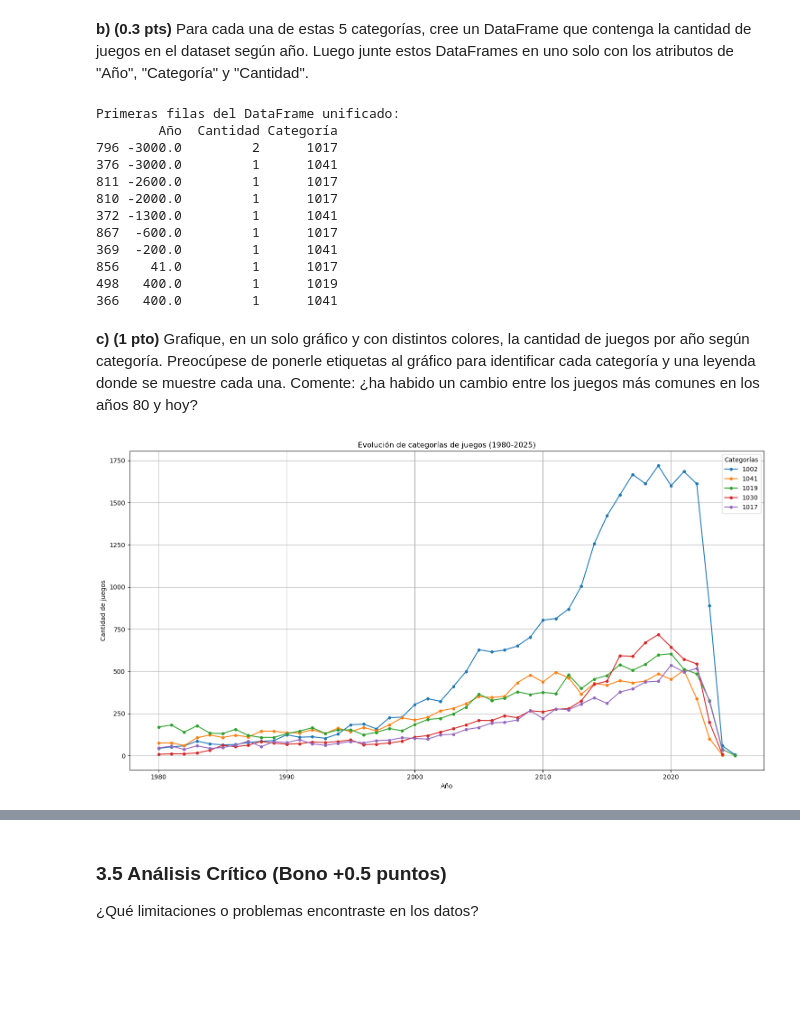
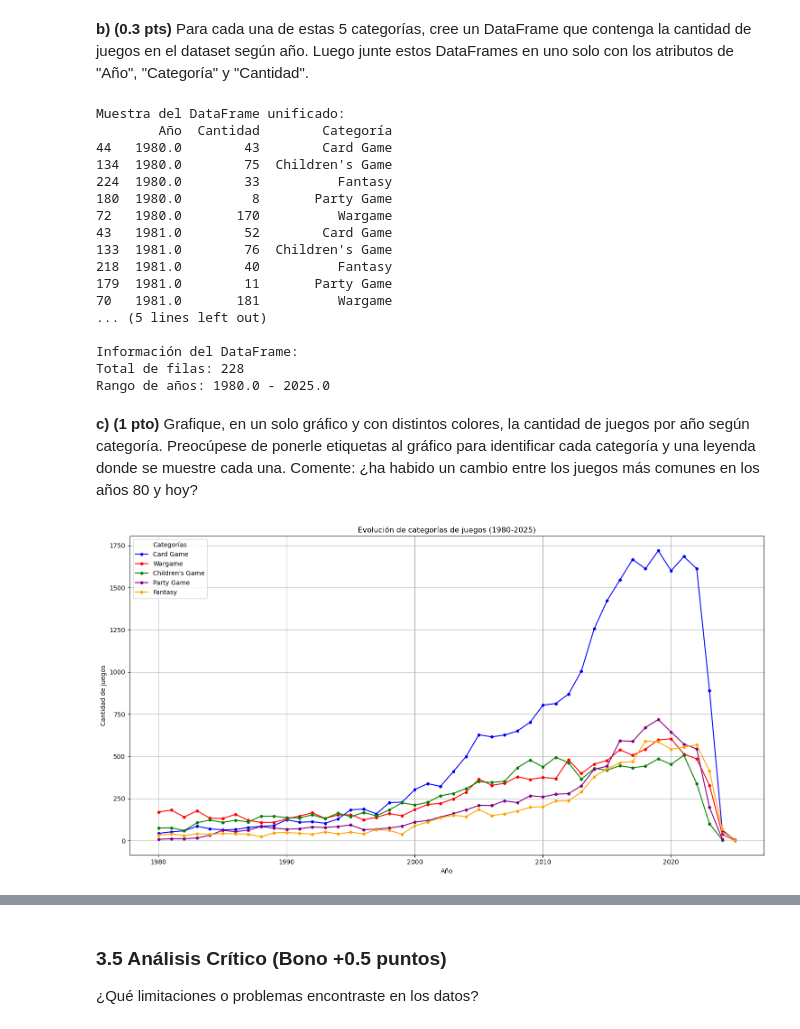
Before and after one commit to jvargsal-code/IMT2200-JESUS-VARGAS, a Jupyter notebook: Tarea 01/IMT2200-25s2 - Tarea 01.ipynb, the cells around one changed output, grey strips where cells are left out. Saved outputs shown, nothing was run; the diff lists cells and outputs as text; code cells hidden in the pictures; blank space fills up the shorter version.

```diff
--- a/Tarea 01/IMT2200-25s2 - Tarea 01.ipynb
+++ b/Tarea 01/IMT2200-25s2 - Tarea 01.ipynb
@@ -498,8 +498,8 @@ Las 5 categorías más comunes son:
 # %%
 # Crear DataFrame para cada categoría
 dfs = []
-for cat in top_categories['Categoría']:
-    # Filtrar juegos por categoría
+for cat in top_5_categorias.index:  # Usando el resultado del análisis anterior
+    # Filtrar juegos que contengan la categoría
     cat_games = games[games['category'].str.contains(str(cat), na=False)]
 
     # Contar juegos por año
@@ -511,45 +511,62 @@ for cat in top_categories['Categoría']:
 
 # Unir todos los DataFrames
 categories_by_year = pd.concat(dfs, ignore_index=True)
+
+# Ordenar por año y categoría
 categories_by_year = categories_by_year.sort_values(['Año', 'Categoría'])
 
-print("Primeras filas del DataFrame unificado:")
-print(categories_by_year.head(10))
+# Mostrar las primeras filas del DataFrame unificado
+print("Muestra del DataFrame unificado:")
+print(categories_by_year.head(15))
+
+# Mostrar información básica del DataFrame
+print("\nInformación del DataFrame:")
+print(f"Total de filas: {len(categories_by_year)}")
+print(f"Rango de años: {categories_by_year['Año'].min()} - {categories_by_year['Año'].max()}")
 # %% [output]
-Primeras filas del DataFrame unificado:
-        Año  Cantidad Categoría
-796 -3000.0         2      1017
-376 -3000.0         1      1041
-811 -2600.0         1      1017
-810 -2000.0         1      1017
-372 -1300.0         1      1041
-867  -600.0         1      1017
-369  -200.0         1      1041
-856    41.0         1      1017
-498   400.0         1      1019
-366   400.0         1      1041
+Muestra del DataFrame unificado:
+        Año  Cantidad        Categoría
+44   1980.0        43        Card Game
+134  1980.0        75  Children's Game
+224  1980.0        33          Fantasy
+180  1980.0         8       Party Game
+72   1980.0       170          Wargame
+43   1981.0        52        Card Game
+133  1981.0        76  Children's Game
+218  1981.0        40          Fantasy
+179  1981.0        11       Party Game
+70   1981.0       181          Wargame
+... (5 lines left out)
+
+Información del DataFrame:
+Total de filas: 228
+Rango de años: 1980.0 - 2025.0
 # %% [markdown]
 **c) (1 pto)** Grafique, en un solo gráfico y con distintos colores, la cantidad de juegos por año según categoría. Preocúpese de ponerle etiquetas al gráfico para identificar cada categoría y una leyenda donde se muestre cada una. Comente: ¿ha habido un cambio entre los juegos más comunes en los años 80 y hoy?
 # %%
 # Filtrar años entre 1980 y 2025
 categories_by_year_filtered = categories_by_year[
     (categories_by_year['Año'] >= 1980) &
     (categories_by_year['Año'] <= 2025)
 ]
 
 # Crear gráfico de líneas para cada categoría
 plt.figure(figsize=(15, 8))
 
-for cat in top_categories['Categoría']:
+# Usar diferentes colores para cada categoría
+colors = ['blue', 'red', 'green', 'purple', 'orange']
+
+for cat, color in zip(top_5_categorias.index, colors):
     cat_data = categories_by_year_filtered[categories_by_year_filtered['Categoría'] == cat]
-    plt.plot(cat_data['Año'], cat_data['Cantidad'], label=cat, marker='o', markersize=4)
+    plt.plot(cat_data['Año'], cat_data['Cantidad'], label=cat,
+             color=color, marker='o', markersize=4)
 
 plt.title('Evolución de categorías de juegos (1980-2025)')
 plt.xlabel('Año')
 plt.ylabel('Cantidad de juegos')
-plt.legend(title='Categorías')
+plt.legend(title='Categorías', loc='upper left')
 plt.grid(True)
 plt.tight_layout()
 plt.show()
 # %% [output]
-[figure, old version]
+[figure, new version]
```
Also changed, not shown: parts of 11 cells of this notebook, 2 other files.
